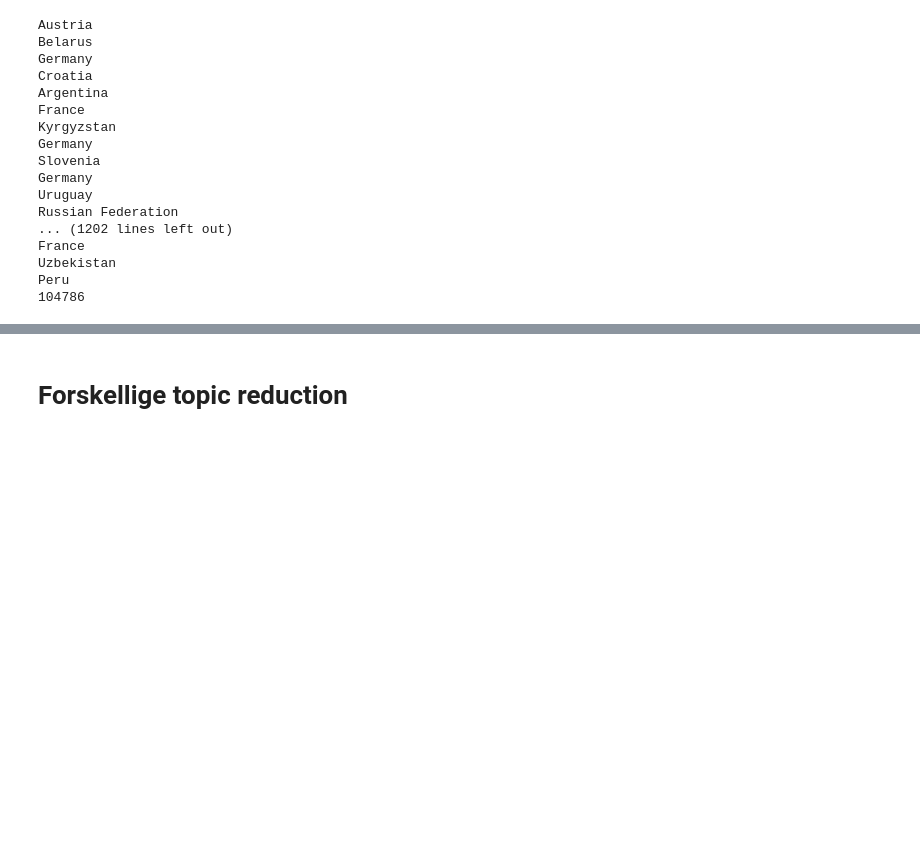
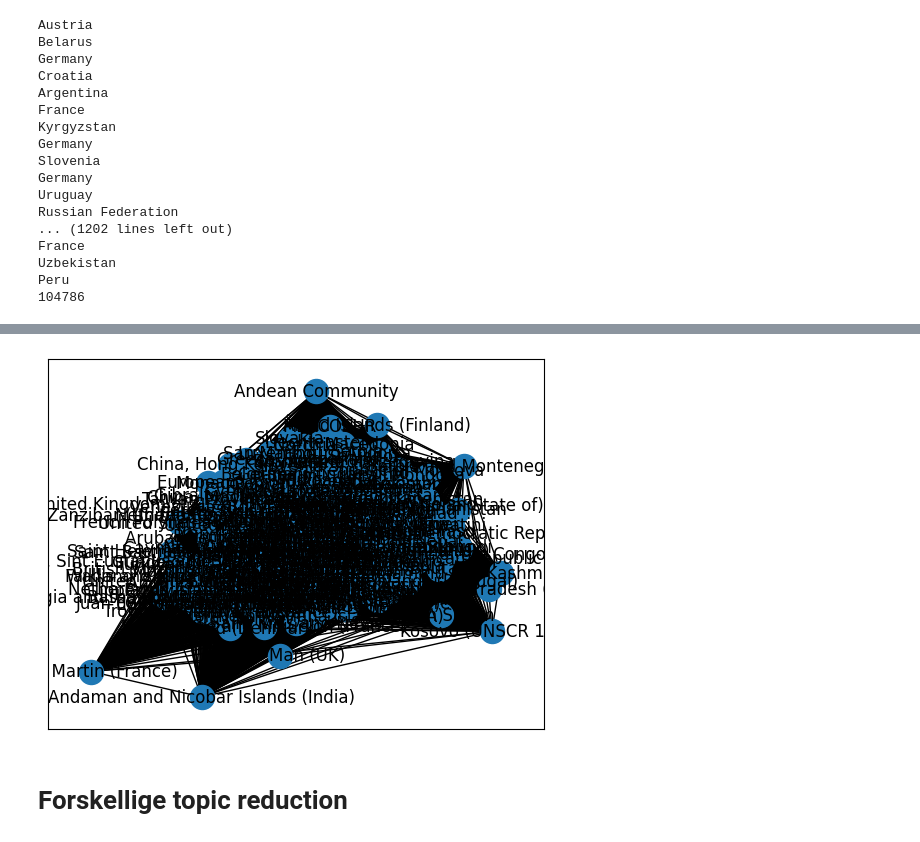
Before and after one commit to gustavn19/Fagprojekt, a Jupyter notebook: gn.ipynb, the cells around one changed output, grey strips where cells are left out. Cells and saved outputs as stored; diff of their text form; code cells hidden in the pictures; blank space fills up the shorter version.

```diff
--- a/gn.ipynb
+++ b/gn.ipynb
@@ -244,0 +229,8 @@ np.shape(country_co_ocurrence)
+# %%
+def square_rooted(x):
+   return round(np.sqrt(sum([a*a for a in x])),3)
+
+def cosine_similarity(x,y):
+ numerator = sum(a*b for a,b in zip(x,y))
+ denominator = square_rooted(x)*square_rooted(y)
+ return round(numerator/float(denominator),3)
@@ -270,3 +328,14 @@ Peru
+# %%
+NUM_ITERATIONS = 100
+for i in range(NUM_ITERATIONS):
+    edge_betweenness = nx.edge_betweenness_centrality(G).items()
+    edge_to_delete = sorted(edge_betweenness, key=lambda pair: -pair[1])[0][0]
+
+    G.remove_edge(*edge_to_delete)
+    #print('Step %s\nEdge %s Deleted'%(i, edge_to_delete))
+nx.draw_networkx(G, labels=countries_swap,with_labels=True)
+# %% [output]
+[figure, added]
 # %% [markdown]
 # Forskellige topic reduction
 # %%
```
Also changed, not shown: parts of 13 cells of this notebook.
